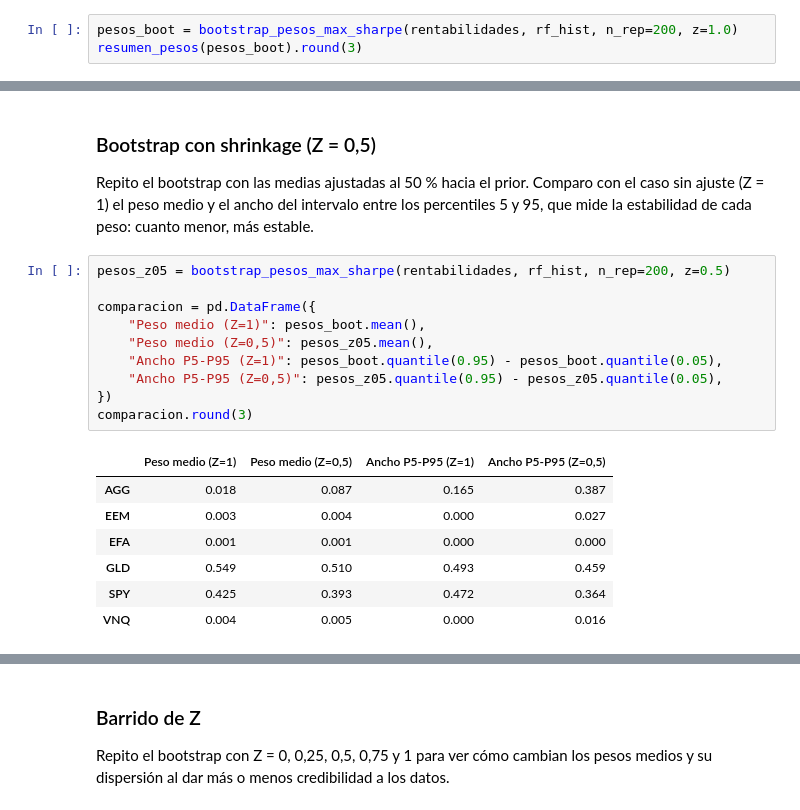
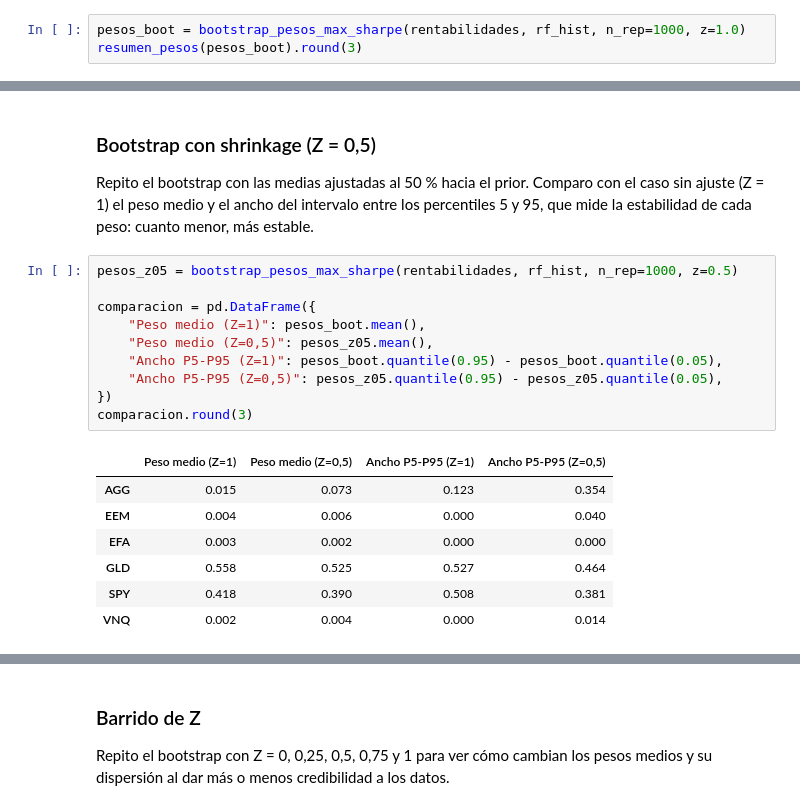
Before and after one commit to mnayala100/proyecto-cartera-markowitz, a Jupyter notebook: notebooks/05_incertidumbre.ipynb, the cells around one changed output, grey strips where cells are left out. Drawn from its saved outputs; the diff is of its cells as text.

```diff
--- a/notebooks/05_incertidumbre.ipynb
+++ b/notebooks/05_incertidumbre.ipynb
@@ -47,7 +47,7 @@ Remuestreo los datos 200 veces, pegando bloques de 21 días (1 mes) elegidos al
 
 Este bootstrap solo mide el **error de muestreo**: remuestrea los mismos diez años. No captura un cambio de régimen como el de los tipos de interés.
 # %%
-pesos_boot = bootstrap_pesos_max_sharpe(rentabilidades, rf_hist, n_rep=200, z=1.0)
+pesos_boot = bootstrap_pesos_max_sharpe(rentabilidades, rf_hist, n_rep=1000, z=1.0)
 resumen_pesos(pesos_boot).round(3)
 # %% [output]
 |  | Peso medio | Percentil 5 | Percentil 95 |
@@ -122,21 +122,21 @@ Las medias de GLD y SPY bajan (GLD de 0,146 a 0,116; SPY de 0,155 a 0,128) y las
 
 Repito el bootstrap con las medias ajustadas al 50 % hacia el prior. Comparo con el caso sin ajuste (Z = 1) el peso medio y el ancho del intervalo entre los percentiles 5 y 95, que mide la estabilidad de cada peso: cuanto menor, más estable.
 # %%
-pesos_z05 = bootstrap_pesos_max_sharpe(rentabilidades, rf_hist, n_rep=200, z=0.5)
+pesos_z05 = bootstrap_pesos_max_sharpe(rentabilidades, rf_hist, n_rep=1000, z=0.5)
 
 comparacion = pd.DataFrame({
     "Peso medio (Z=1)": pesos_boot.mean(),
     "Peso medio (Z=0,5)": pesos_z05.mean(),
     "Ancho P5-P95 (Z=1)": pesos_boot.quantile(0.95) - pesos_boot.quantile(0.05),
     "Ancho P5-P95 (Z=0,5)": pesos_z05.quantile(0.95) - pesos_z05.quantile(0.05),
 })
 comparacion.round(3)
 # %% [output]
 |  | Peso medio (Z=1) | Peso medio (Z=0,5) | Ancho P5-P95 (Z=1) | Ancho P5-P95 (Z=0,5) |
-| AGG | 0.018 | 0.087 | 0.165 | 0.387 |
-| EEM | 0.003 | 0.004 | 0.000 | 0.027 |
-| EFA | 0.001 | 0.001 | 0.000 | 0.000 |
-| GLD | 0.549 | 0.510 | 0.493 | 0.459 |
-| SPY | 0.425 | 0.393 | 0.472 | 0.364 |
-| VNQ | 0.004 | 0.005 | 0.000 | 0.016 |
+| AGG | 0.015 | 0.073 | 0.123 | 0.354 |
+| EEM | 0.004 | 0.006 | 0.000 | 0.040 |
+| EFA | 0.003 | 0.002 | 0.000 | 0.000 |
+| GLD | 0.558 | 0.525 | 0.527 | 0.464 |
+| SPY | 0.418 | 0.390 | 0.508 | 0.381 |
+| VNQ | 0.002 | 0.004 | 0.000 | 0.014 |
 # %% [markdown]
```
Also changed, not shown: parts of 10 cells of this notebook, 3 other files.
